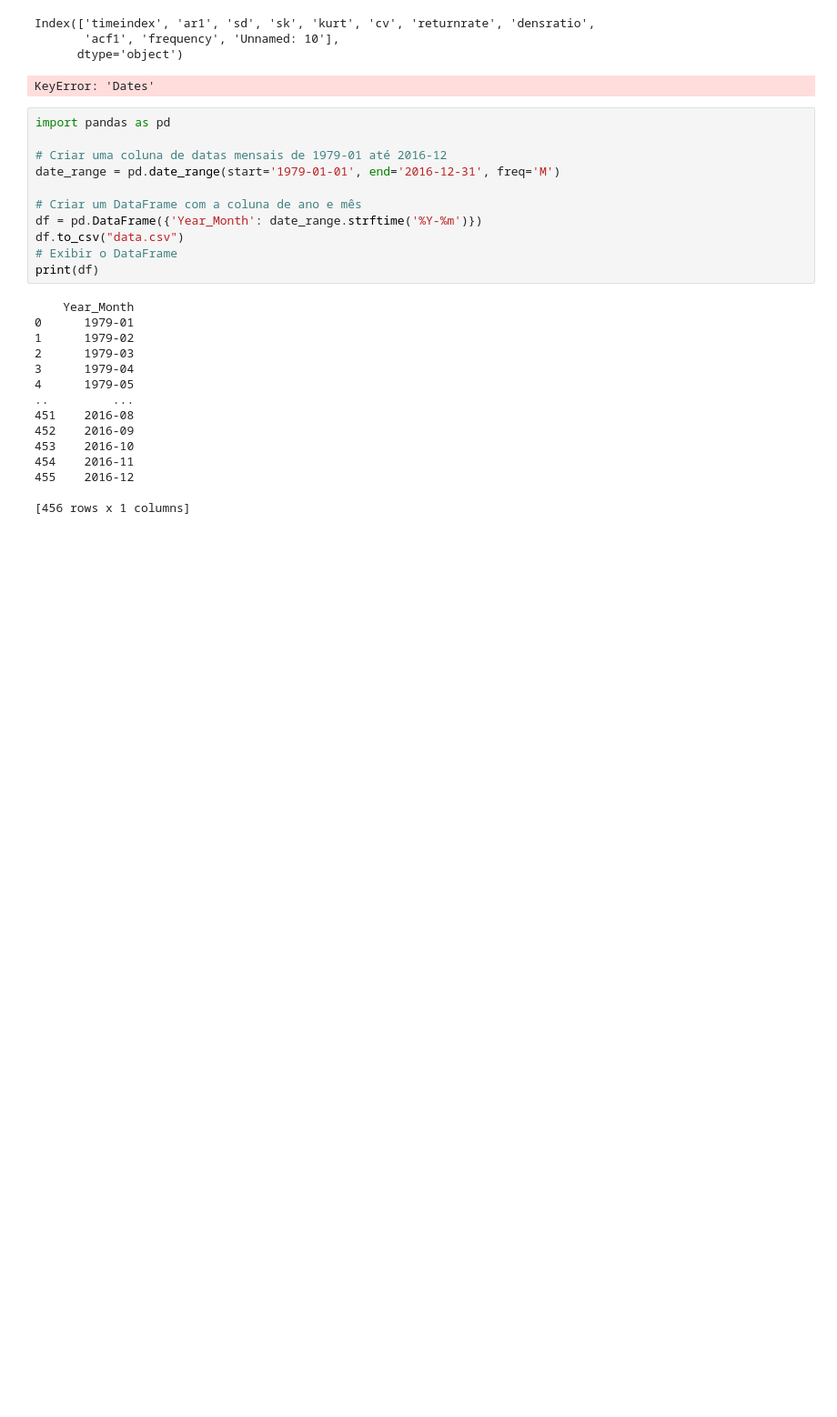
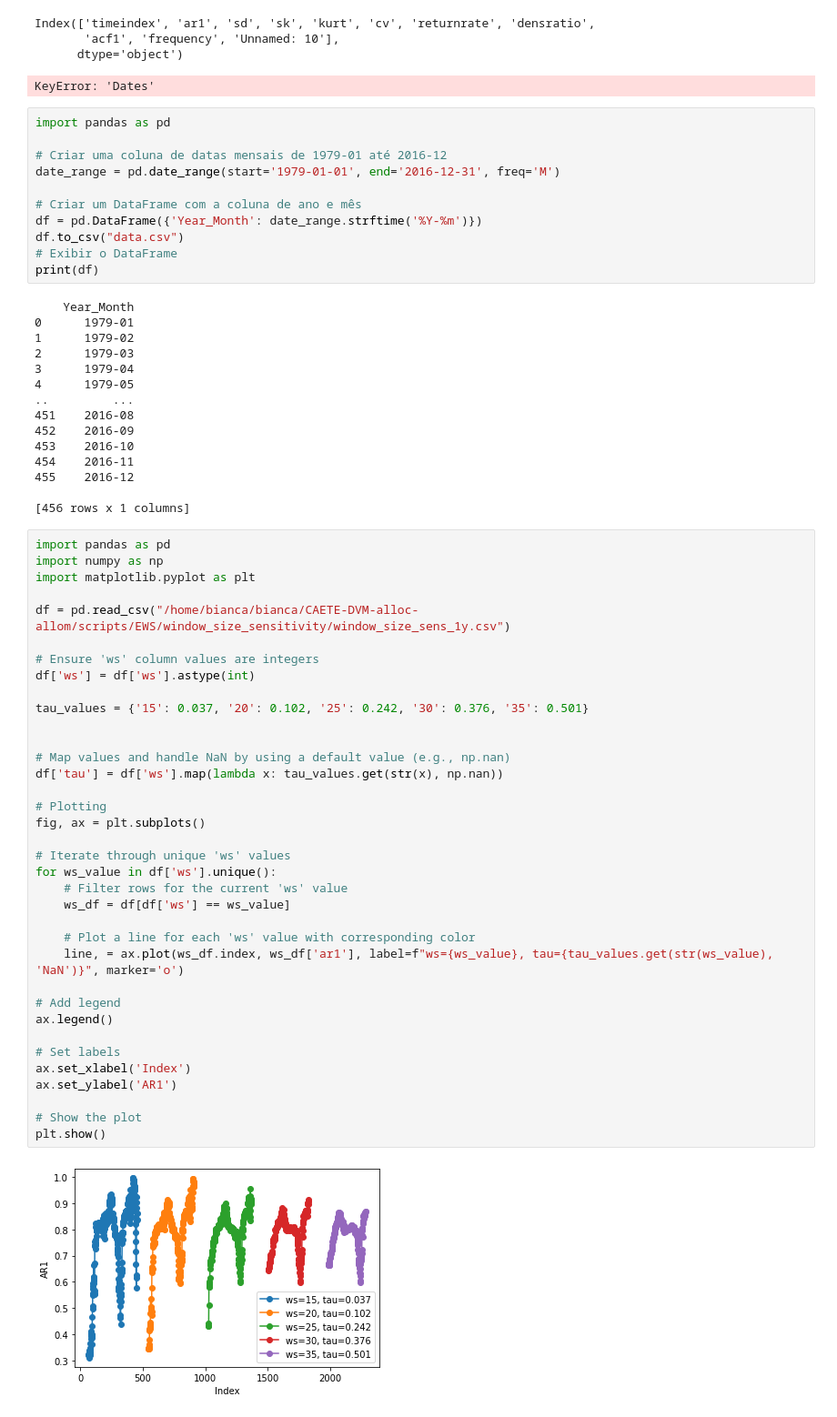
Before and after one commit to ma-gutii/CAETE-DVM-alloc-allom, a Jupyter notebook: src/Untitled-1.ipynb, the cells around one changed output. Shown at 91% size. Cells and saved outputs as stored; diff of their text form; blank space fills up the shorter version.

Commit message:
updating plot for window size test

```diff
--- a/src/Untitled-1.ipynb
+++ b/src/Untitled-1.ipynb
@@ -1178,3 +1178,41 @@ print(df)
 455    2016-12
 
 [456 rows x 1 columns]
+# %%
+import pandas as pd
+import numpy as np
+import matplotlib.pyplot as plt
+
+df = pd.read_csv("/home/bianca/bianca/CAETE-DVM-alloc-allom/scripts/EWS/window_size_sensitivity/window_size_sens_1y.csv")
+
+# Ensure 'ws' column values are integers
+df['ws'] = df['ws'].astype(int)
+
+tau_values = {'15': 0.037, '20': 0.102, '25': 0.242, '30': 0.376, '35': 0.501}
+
+
+# Map values and handle NaN by using a default value (e.g., np.nan)
+df['tau'] = df['ws'].map(lambda x: tau_values.get(str(x), np.nan))
+
+# Plotting
+fig, ax = plt.subplots()
+
+# Iterate through unique 'ws' values
+for ws_value in df['ws'].unique():
+    # Filter rows for the current 'ws' value
+    ws_df = df[df['ws'] == ws_value]
+
+    # Plot a line for each 'ws' value with corresponding color
+    line, = ax.plot(ws_df.index, ws_df['ar1'], label=f"ws={ws_value}, tau={tau_values.get(str(ws_value), 'NaN')}", marker='o')
+
+# Add legend
+ax.legend()
+
+# Set labels
+ax.set_xlabel('Index')
+ax.set_ylabel('AR1')
+
+# Show the plot
+plt.show()
+# %% [output]
+[figure, added]
```
Also changed, not shown: 2 other files.
